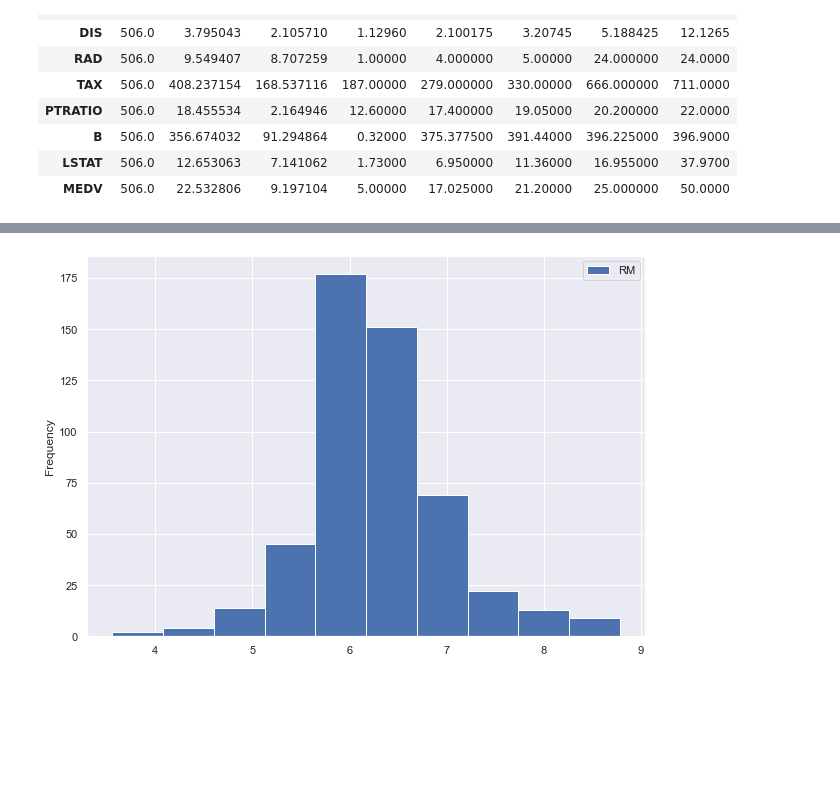
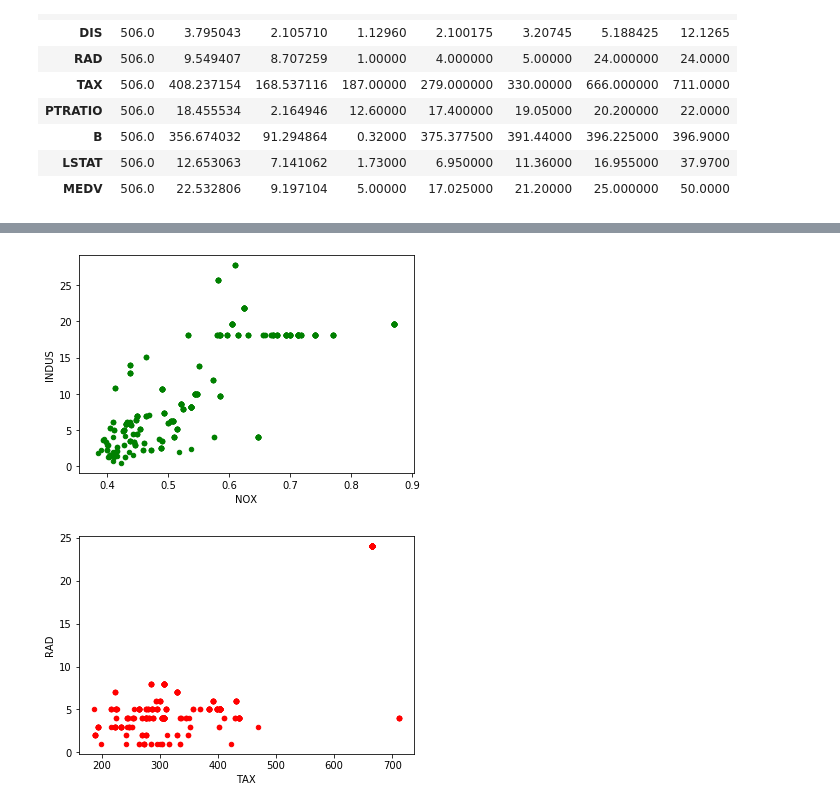
Before and after one commit to MKelly1303/52954_Project_2019, a Jupyter notebook: 52954_Project_Notebook.ipynb, the cells around one changed output, grey strips where cells are left out. Saved outputs shown, nothing was run; the diff lists cells and outputs as text; code cells hidden in the pictures; blank space fills up the shorter version.

```diff
--- a/52954_Project_Notebook.ipynb
+++ b/52954_Project_Notebook.ipynb
@@ -100,8 +171,13 @@ df
 # %%
-df.plot(kind='hist',y='RM')
+df.plot(kind='scatter',x='NOX',y='INDUS', color="green")
 plt.show()
 # %% [output]
-[figure, old version]
+[figure, new version]
+# %%
+df.plot(kind='scatter',x='TAX',y='RAD', color="red")
+plt.show()
+# %% [output]
+[figure, added]
 # %%
 df.plot(kind='scatter',x='CRIM',y='RM',color='red')
 plt.show()
```
Also changed, not shown: parts of 25 cells of this notebook.
